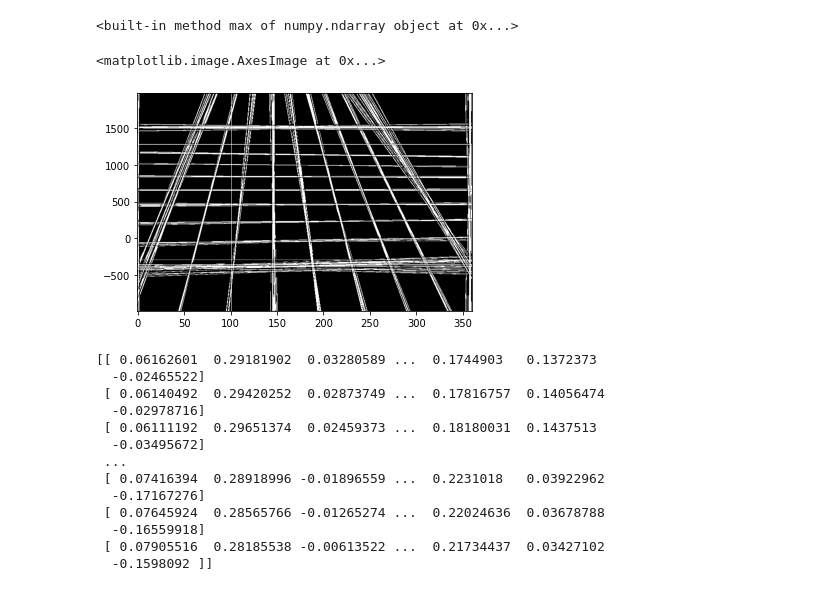
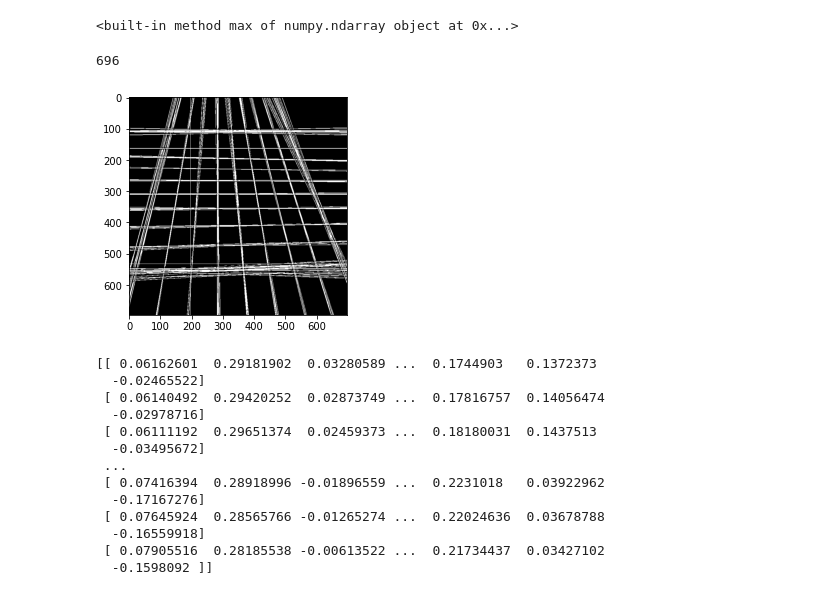
Before and after one commit to SamRapier/DigitisingChess, a Jupyter notebook: ChessBoardGridSegmentation.ipynb, the cells around one changed output. Cells and saved outputs as stored; diff of their text form; code cells hidden in the pictures.

```diff
--- a/ChessBoardGridSegmentation.ipynb
+++ b/ChessBoardGridSegmentation.ipynb
@@ -549,19 +548,24 @@ def getX(y, m, c):
   return (y-c) / m
 
 def withinBounds(x, y):
-  xMin_1 = getX(yMax, gradientsArr[2][0], gradientsArr[2][1])
-  xMax_1 = getX(yMax, gradientsArr[2][0], gradientsArr[2][1])
-  xMin_2 = getX(yMax, gradientsArr[3][0], gradientsArr[3][1])
-  xMax_2 = getX(yMax, gradientsArr[3][0], gradientsArr[3][1])
+#   xMin_1 = getX(yMax, gradientsArr[2][0], gradientsArr[2][1])
+#   xMax_1 = getX(yMax, gradientsArr[2][0], gradientsArr[2][1])
+#   xMin_2 = getX(yMax, gradientsArr[3][0], gradientsArr[3][1])
+#   xMax_2 = getX(yMax, gradientsArr[3][0], gradientsArr[3][1])
 
-  if (x < xMin_1 -10 and y > yMax-10) and (x < xMin_2+10 and y < yMax+10):
+  if (x > 300 and y > 200) and (x < 550 and y < 800):
     return True
   else:
     return False
 
 # for (x,y) in betterSecondDeriv:
 
+print("i: 0-", len(betterSecondDeriv))
+print("j: 0-", len(betterSecondDeriv[0]))
+
 for i in range(len(betterSecondDeriv)):
   for j in range(len(betterSecondDeriv[0])):
-    if withinBounds(i, j):
-      secDerivExtract[i][j]= betterSecondDeriv[i][j]
+    if withinBounds(j, i):
+      secDerivExtract[i][j] = betterSecondDeriv[i][j]
+
+print(len(secDerivExtract))
@@ -784,3 +794,6 @@ plt.imshow(reconstruction_fbp, cmap=plt.cm.Greys_r)
 # %% [output]
 <matplotlib.image.AxesImage at 0x...>
 [figure]
+# %%
+reconstruction_fbp = iradon(secDerivExtract, theta=theta2, filter_name='cosine', circle=False)
+plt.imshow(reconstruction_fbp, cmap=plt.cm.Greys_r)
@@ -790,10 +806,12 @@ print(reconstruction_fbp.max)
 <built-in method max of numpy.ndarray object at 0x...>
 # %%
 ret, gridLines = cv2.threshold(reconstruction_fbp, 0.015,255,cv2.THRESH_BINARY)
-plt.imshow(gridLines,'gray',vmin=0,vmax=255, extent=(-dx, 360.0 + dx, -dy, sinogram.shape[0] + dy), aspect='auto')
+# plt.imshow(gridLines,'gray',vmin=0,vmax=255, extent=(-dx, 360.0 + dx, -dy, sinogram.shape[0] + dy), aspect='auto')
+plt.imshow(gridLines,'gray',vmin=0,vmax=255)
+print(len(gridLines))
 # %% [output]
-<matplotlib.image.AxesImage at 0x...>
+696
-[figure, old version]
+[figure, new version]
 # %%
 print(reconstruction_fbp)
 # %% [output]
```
Also changed, not shown: parts of 14 cells of this notebook.
